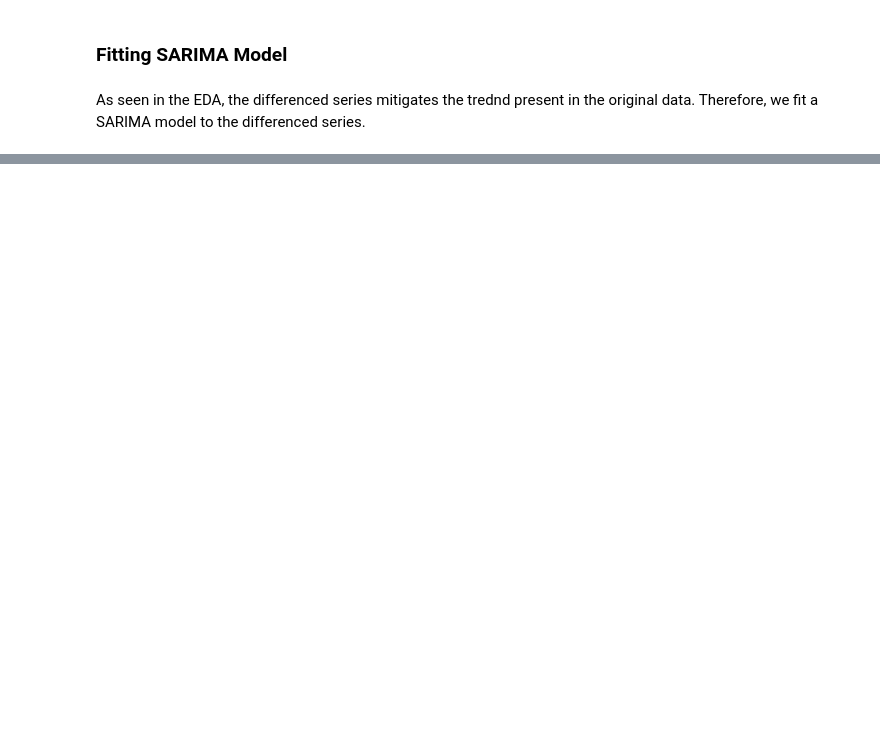
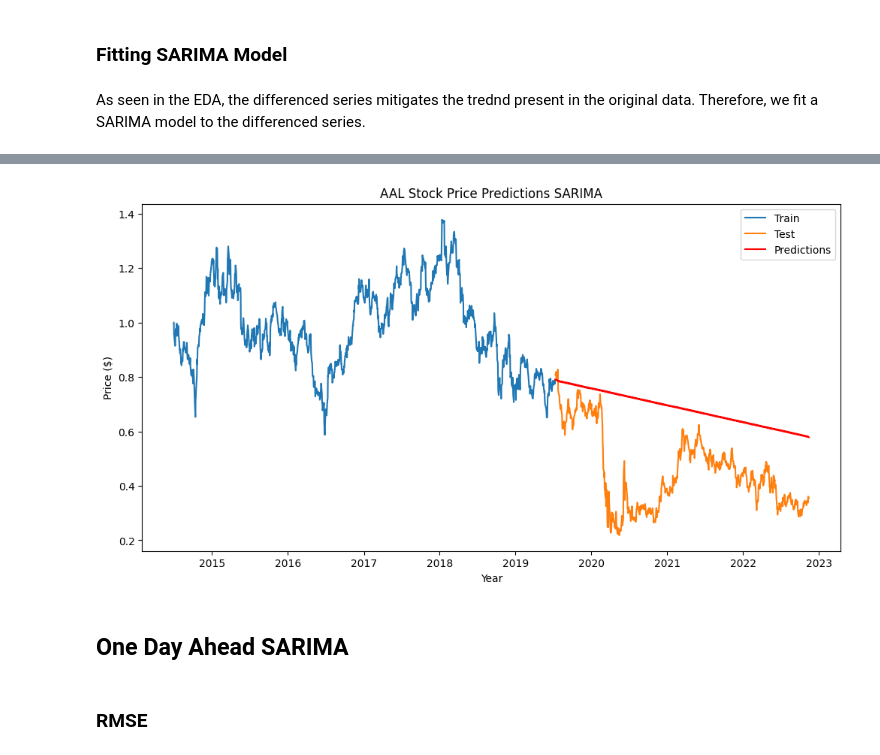
Before and after one commit to wr0om/FintechProject, a Jupyter notebook: Yarden.ipynb, the cells around one changed output, grey strips where cells are left out. Saved outputs shown, nothing was run; the diff lists cells and outputs as text; code cells hidden in the pictures; blank space fills up the shorter version.

```diff
--- a/Yarden.ipynb
+++ b/Yarden.ipynb
@@ -131,0 +154,10 @@ AAL_fit.plot_diagnostics(figsize=(12, 6));
+# %%
+AAL_pred_indexed = AAL_pred.predicted_mean
+AAL_pred_indexed.index = test.index
+plot_predictions(train, test, AAL_pred_indexed, 'SARIMA')
+# %% [output]
+[figure, added]
+# %% [markdown]
+## One Day Ahead SARIMA
+# %% [markdown]
+### RMSE
```
Also changed, not shown: parts of 12 cells of this notebook.
